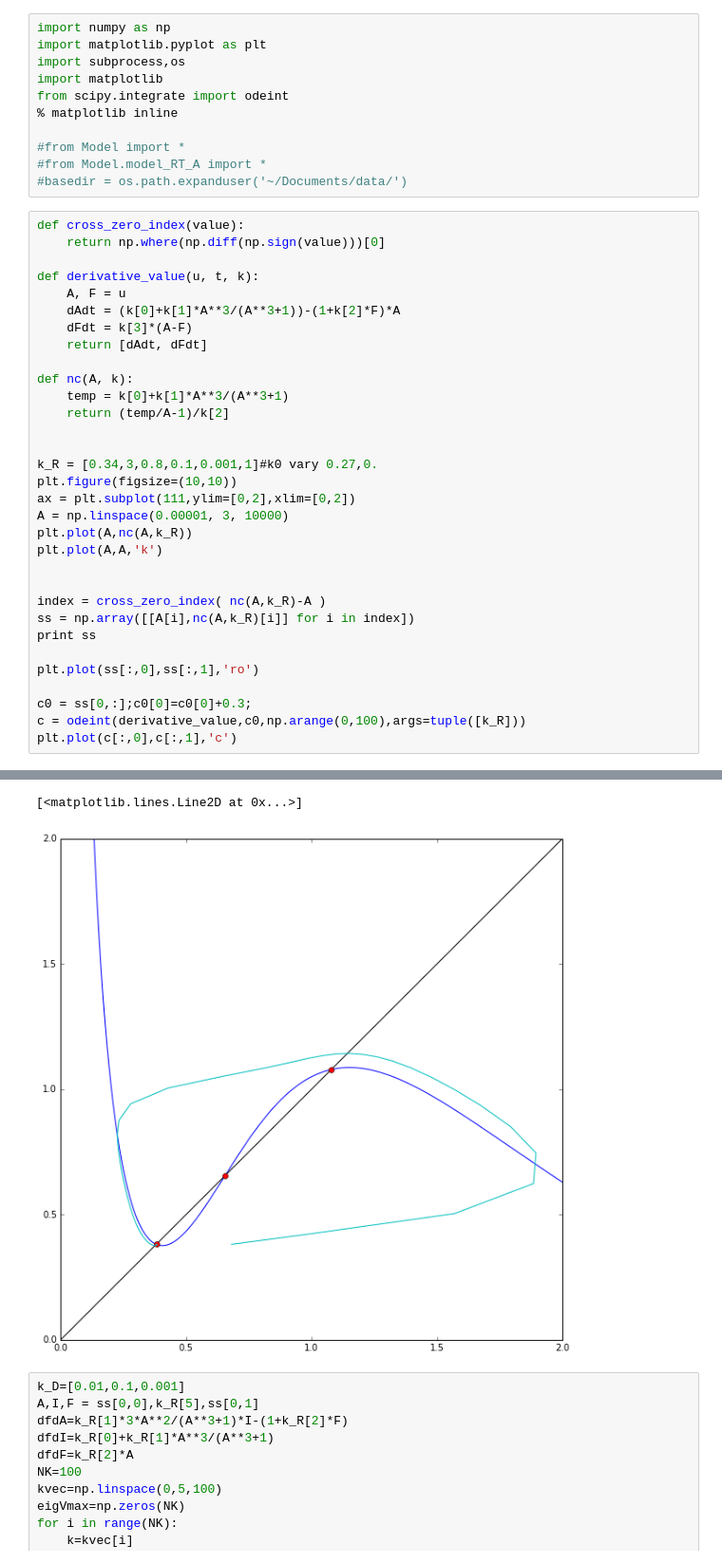
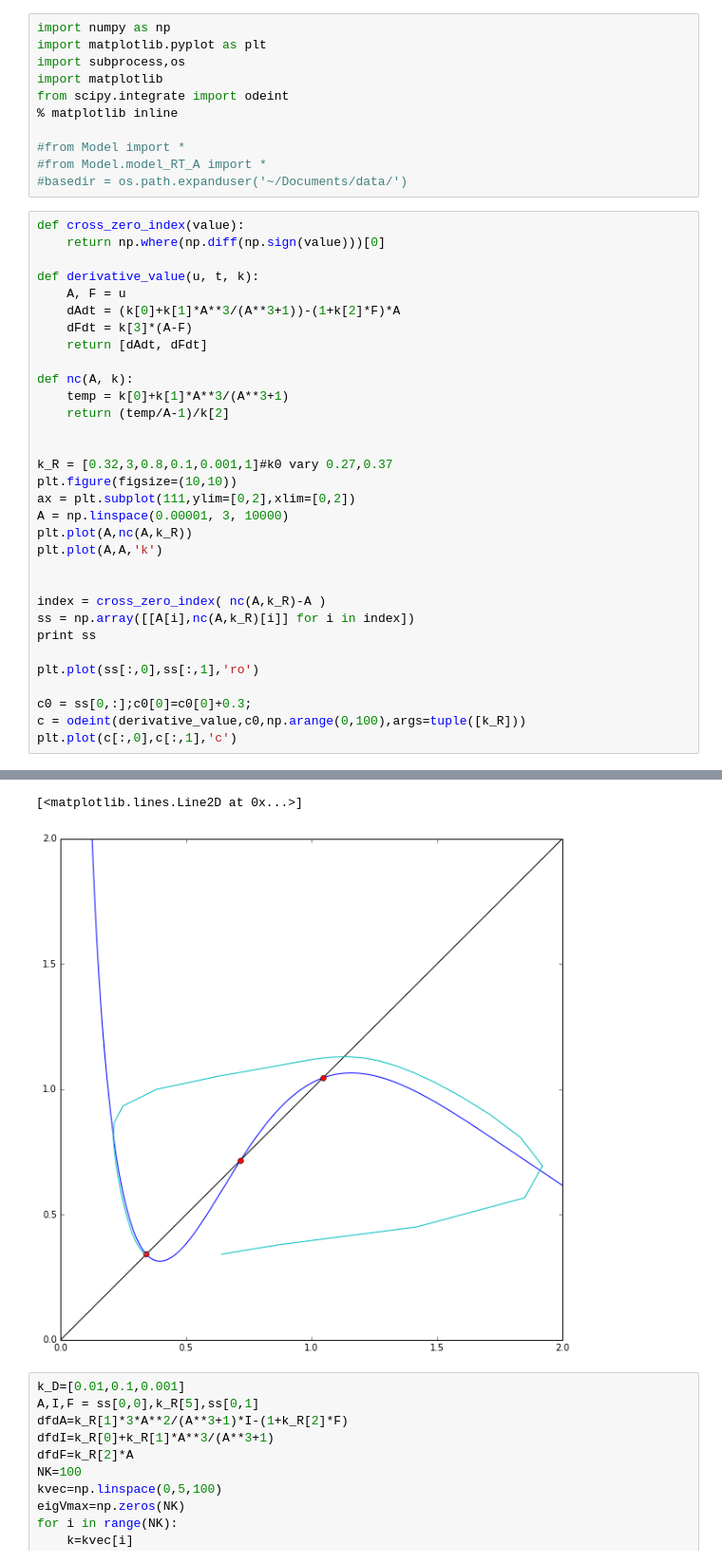
Before and after one commit to baixue0042/pde2d, a Jupyter notebook: src/analysis.ipynb, the cells around one changed output, grey strips where cells are left out. Shown: that part at 95% size. Drawn from its saved outputs; the diff is of its cells as text.

```diff
--- a/src/analysis.ipynb
+++ b/src/analysis.ipynb
@@ -24,7 +24,7 @@ def nc(A, k):
     return (temp/A-1)/k[2]
 
 
-k_R = [0.34,3,0.8,0.1,0.001,1]#k0 vary 0.27,0.
+k_R = [0.32,3,0.8,0.1,0.001,1]#k0 vary 0.27,0.37
 plt.figure(figsize=(10,10))
 ax = plt.subplot(111,ylim=[0,2],xlim=[0,2])
 A = np.linspace(0.00001, 3, 10000)
@@ -48,5 +48,5 @@ plt.plot(c[:,0],c[:,1],'c')
 [<matplotlib.lines.Line2D at 0x...>]
-[figure, old version]
+[figure, new version]
 # %%
 k_D=[0.01,0.1,0.001]
 A,I,F = ss[0,0],k_R[5],ss[0,1]
```
Also changed, not shown: parts of 1 cell of this notebook.
